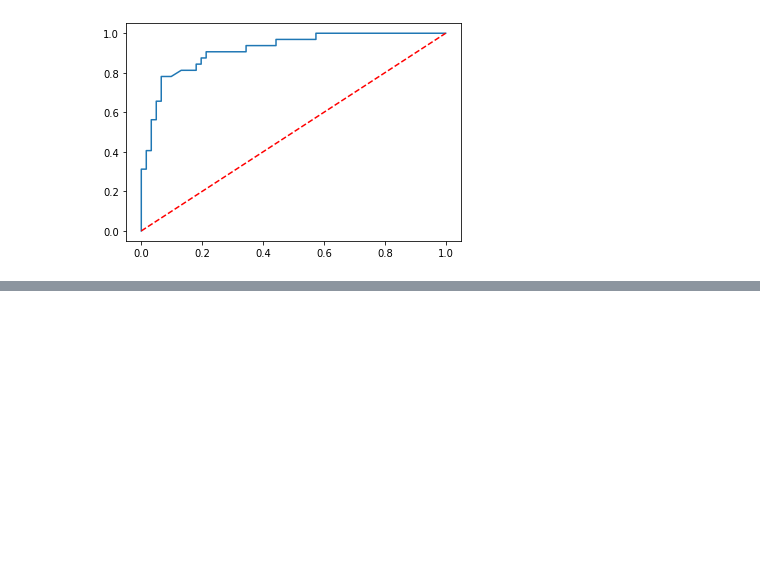
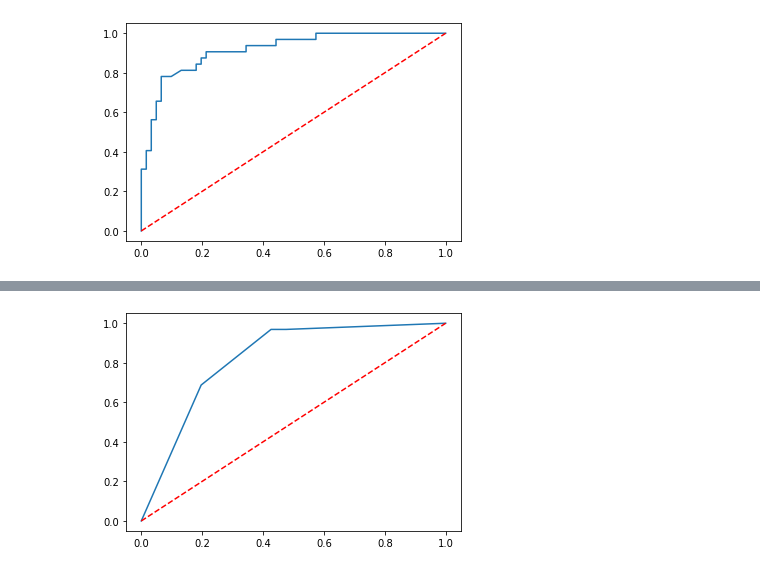
Before and after one commit to TheKoray/KNN-Tree-Ensemble-Algorithms, a Jupyter notebook: Biomechanical.ipynb, the cells around one changed output, grey strips where cells are left out. Saved outputs shown, nothing was run; the diff lists cells and outputs as text; code cells hidden in the pictures; blank space fills up the shorter version.

```diff
--- a/Biomechanical.ipynb
+++ b/Biomechanical.ipynb
@@ -882,0 +1055,13 @@ plt.plot([0,1],[0,1],'r--');
+# %%
+y_pred_proba = dtc_tuned.predict_proba(x_test)
+
+y_pred_proba = y_pred_proba[:,1]
+# %%
+from sklearn.metrics import roc_curve
+import matplotlib.pyplot as plt
+
+fpr,tpr,threshold = roc_curve(y_test,y_pred_proba)
+plt.plot(fpr,tpr)
+plt.plot([0,1],[0,1],'r--');
+# %% [output]
+[figure, added]
```
Also changed, not shown: parts of 31 cells of this notebook.
